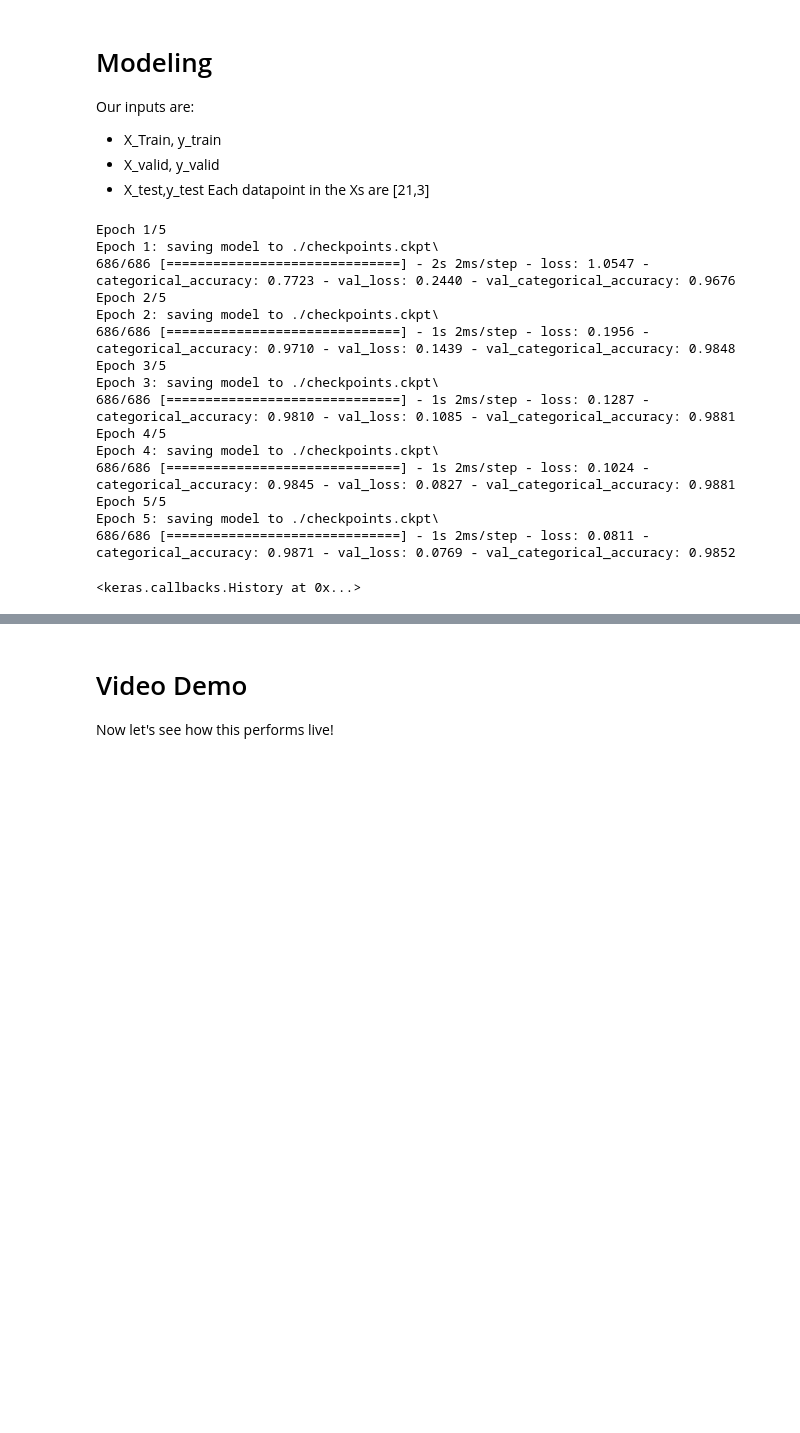
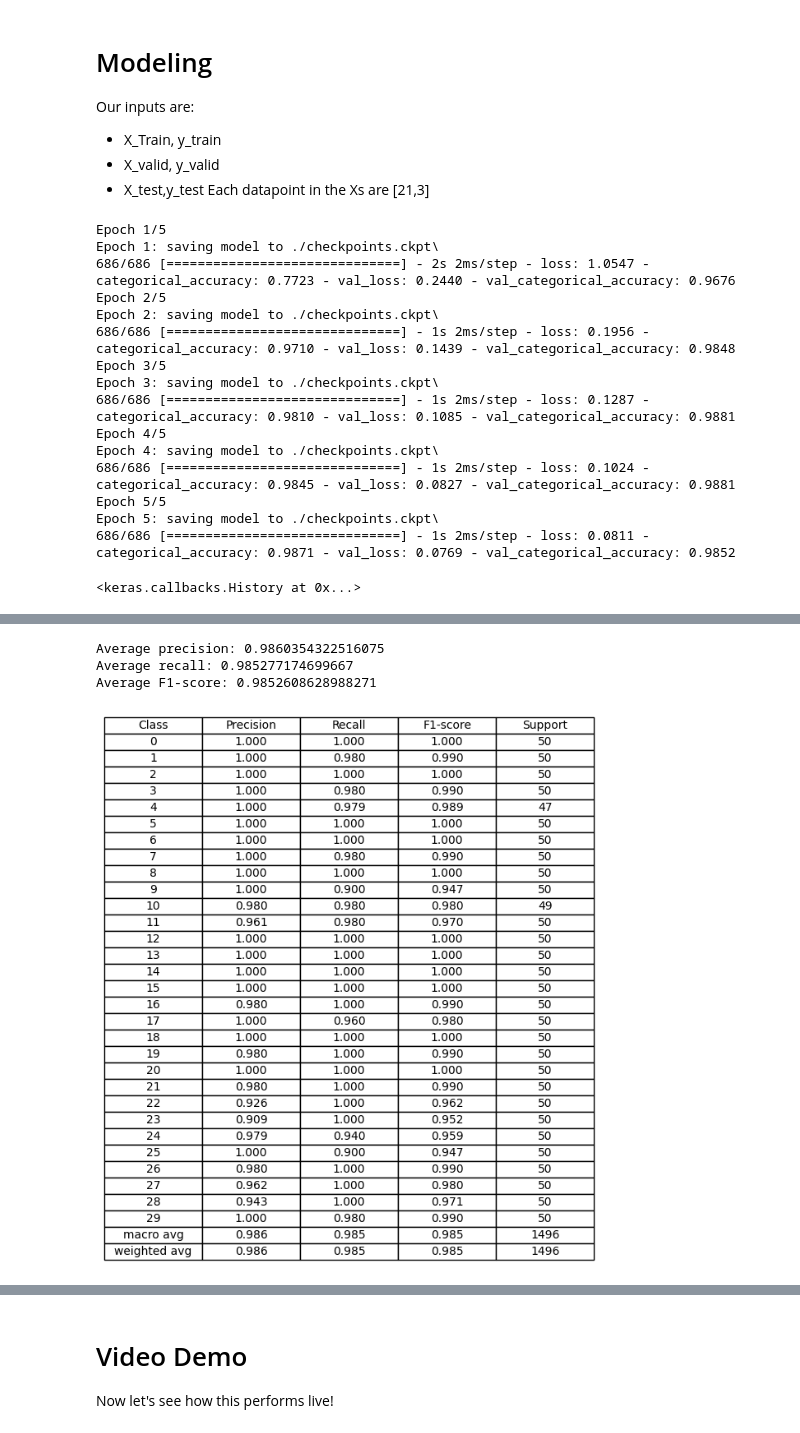
Before and after one commit to Kennethm-spec/ASL-Auto-Complete, a Jupyter notebook: src/Modeling/train_model_andrew.ipynb, the cells around one changed output, grey strips where cells are left out. Drawn from its saved outputs; the diff is of its cells as text; code cells hidden in the pictures; blank space fills up the shorter version.

```diff
--- a/src/Modeling/train_model_andrew.ipynb
+++ b/src/Modeling/train_model_andrew.ipynb
@@ -154,3 +195,59 @@ INFO:tensorflow:Assets written to: ./model_saves/my_model\assets
+# %%
+# Metrics:
+from sklearn.metrics import classification_report
+from sklearn.metrics import precision_score, recall_score, f1_score
+from tabulate import tabulate
+
+
+report = classification_report(np.argmax(y_test,axis=1), preds, output_dict=True)
+
+precision = precision_score(np.argmax(y_test,axis=1), preds, average='macro')
+recall = recall_score(np.argmax(y_test,axis=1), preds, average='macro')
+f1 = f1_score(np.argmax(y_test,axis=1), preds, average='macro')
+
+print('Average precision:', precision)
+print('Average recall:', recall)
+print('Average F1-score:', f1)
+# print(report)
+
+
+# Convert the report to a table
+table = []
+headers = ['Class', 'Precision', 'Recall', 'F1-score', 'Support']
+for class_label, metrics in report.items():
+    if class_label != 'accuracy':
+        row = [class_label,
+               f"{metrics['precision']:.3f}",  # Truncate precision to 3 decimal places
+               f"{metrics['recall']:.3f}",  # Truncate recall to 3 decimal places
+               f"{metrics['f1-score']:.3f}",  # Truncate F1-score to 3 decimal places
+               metrics['support']]
+        table.append(row)
+# Print the table
+# print(tabulate(table, headers=headers, tablefmt='grid'))
+# Create a figure and axis
+fig, ax = plt.subplots()
+
+# Create the table plot
+table_plot = ax.table(cellText=table, colLabels=headers, cellLoc='center', loc='center')
+
+# Customize the table appearance
+table_plot.auto_set_font_size(False)
+table_plot.set_fontsize(10)
+table_plot.scale(1.2, 1.2)  # Adjust the table size if needed
+
+# Hide axis
+ax.axis('off')
+
+# Save the figure as a PNG image
+plt.savefig('classification_report.png', bbox_inches='tight', dpi=300)
+
+# Display the table
+plt.show()
+# %% [output]
+Average precision: 0.9860354322516075
+Average recall: 0.985277174699667
+Average F1-score: 0.9852608628988271
+[figure, added]
 # %%
 from sklearn.metrics import confusion_matrix
 import matplotlib.pyplot as plt
```
Also changed, not shown: parts of 5 cells of this notebook, 10 other files.
